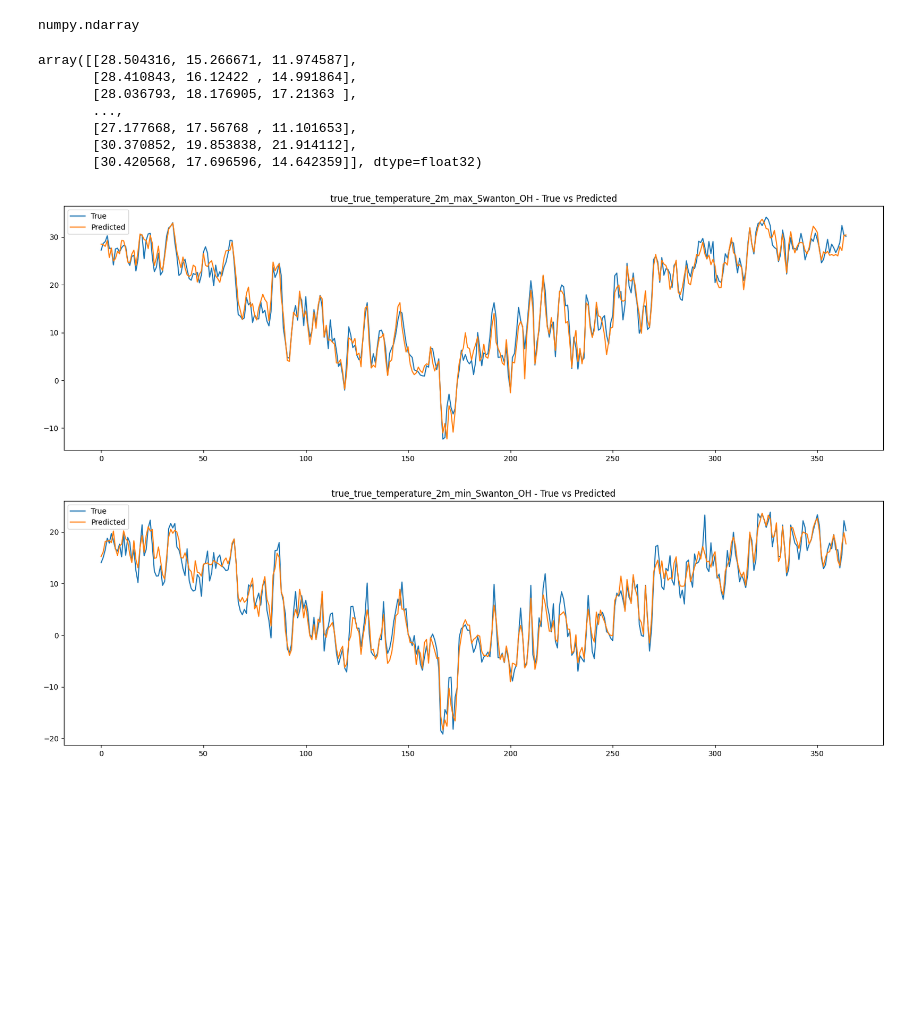
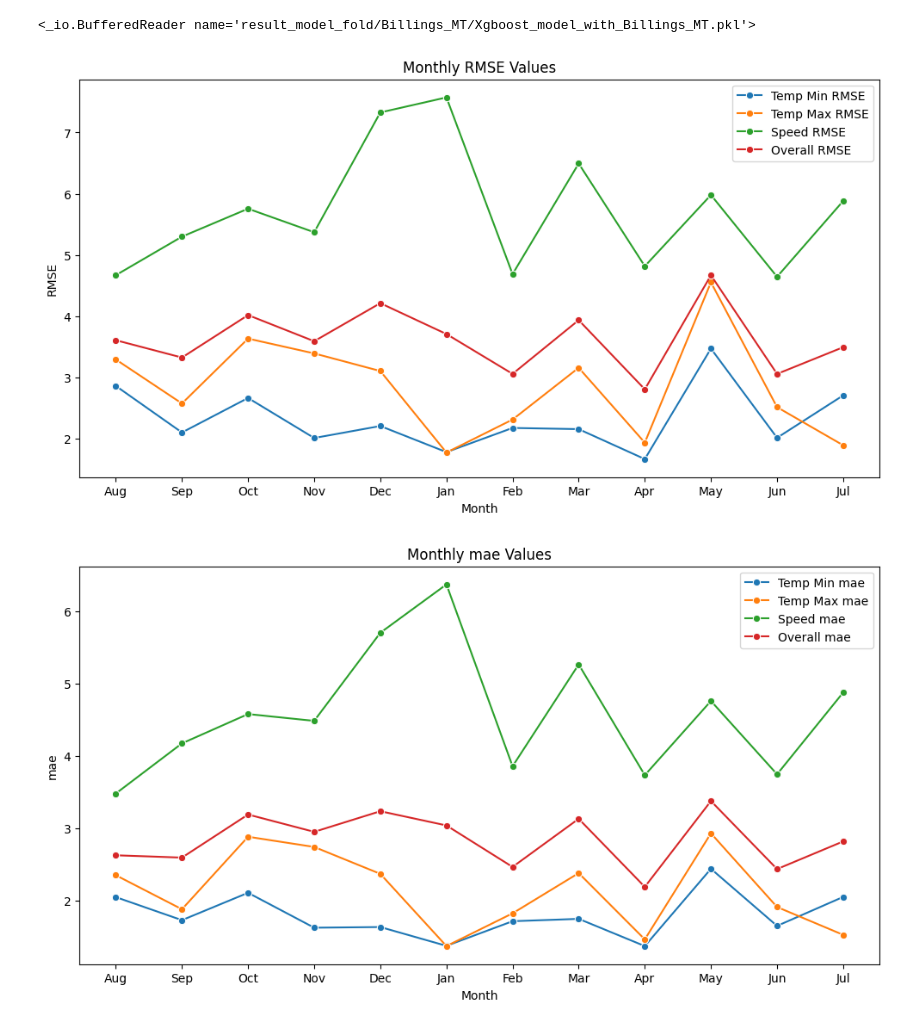
Before and after one commit to seowoo-jin/weather_forecast, a Jupyter notebook: Xgboost.ipynb, the cells around one changed output. Cells and saved outputs as stored; diff of their text form; code cells hidden in the pictures; blank space fills up the shorter version.

```diff
--- a/Xgboost.ipynb
+++ b/Xgboost.ipynb
@@ -34,22 +21,17 @@ monthlyMaePlot(data)
-# %%
-from enums.enums import Model, Date, Data, Rmse
-type(data[Data.PREDICTED_OUTPUT_DATA])
-# %% [output]
-numpy.ndarray
-# %%
-data[Data.PREDICTED_OUTPUT_DATA]
-# %% [output]
-array([[28.504316, 15.266671, 11.974587],
-       [28.410843, 16.12422 , 14.991864],
-       [28.036793, 18.176905, 17.21363 ],
-       ...,
-       [27.177668, 17.56768 , 11.101653],
-       [30.370852, 19.853838, 21.914112],
-       [30.420568, 17.696596, 14.642359]], dtype=float32)
 # %%
+import pickle
+
+with open('result_model_fold/Billings_MT/Xgboost_model_with_Billings_MT.pkl', 'rb') as f:
+    print(f)
+    data = pickle.load(f)
+from utils.monthly_rmse import monthlyRmsePlot
+monthlyRmsePlot(data)
+from utils.monthly_mae import monthlyMaePlot
+monthlyMaePlot(data)
 from enums.enums import Model, Date, Data, Rmse
 from utils.create_plot import create_plot
 create_plot(data[Data.TEST_OUTPUT_DATA].to_numpy(), data[Data.PREDICTED_OUTPUT_DATA], data[Data.TEST_OUTPUT_DATA].columns)
 # %% [output]
+<_io.BufferedReader name='result_model_fold/Billings_MT/Xgboost_model_with_Billings_MT.pkl'>
-[figure, old version]
+[figure, new version]
-[figure, old version]
+[figure, new version]
```
Also changed, not shown: parts of 5 cells of this notebook, 9 other files.
